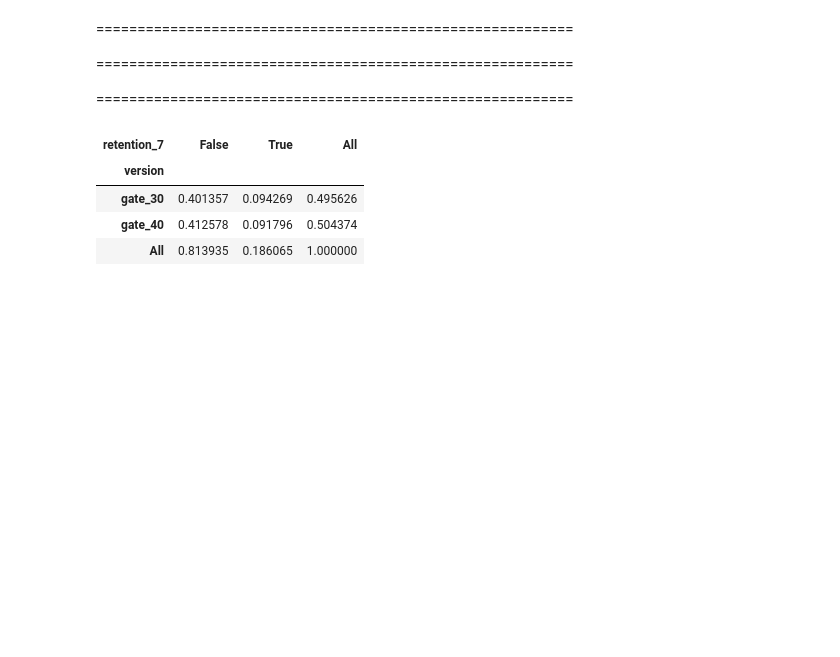
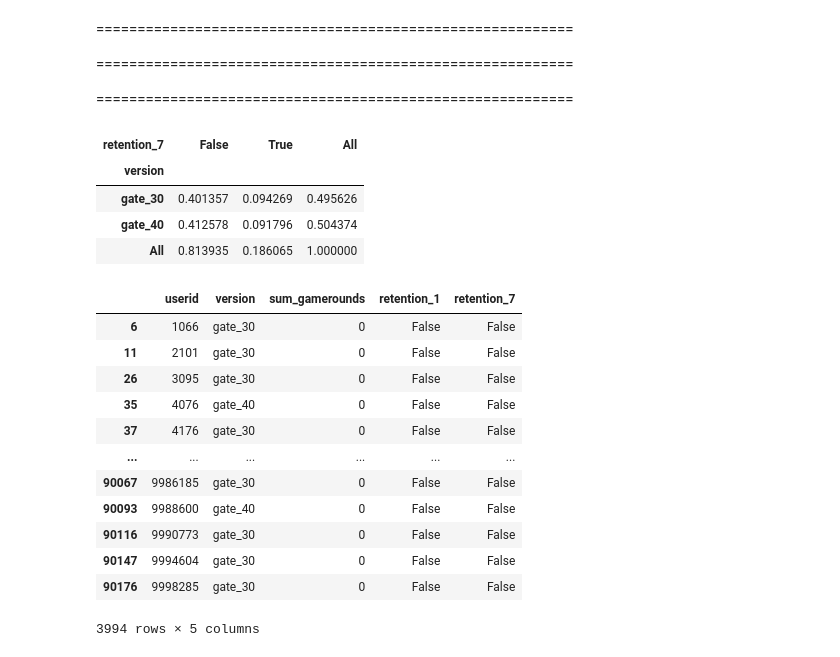
Before and after one commit to GRetriever/Data-Analysis-Project, a Jupyter notebook: Cookie Cats/Cookie Cats.ipynb, the cells around one changed output. Cells and saved outputs as stored; diff of their text form; code cells hidden in the pictures; blank space fills up the shorter version.

```diff
--- a/Cookie Cats/Cookie Cats.ipynb
+++ b/Cookie Cats/Cookie Cats.ipynb
@@ -248,3 +255,19 @@ retention_7
 | gate_30 | 0.401357 | 0.094269 | 0.495626 |
 | gate_40 | 0.412578 | 0.091796 | 0.504374 |
 | All | 0.813935 | 0.186065 | 1.000000 |
+# %%
+df[df['sum_gamerounds']==0]
+# %% [output]
+|  | userid | version | sum_gamerounds | retention_1 | retention_7 |
+| 6 | 1066 | gate_30 | 0 | False | False |
+| 11 | 2101 | gate_30 | 0 | False | False |
+| 26 | 3095 | gate_30 | 0 | False | False |
+| 35 | 4076 | gate_40 | 0 | False | False |
+| 37 | 4176 | gate_30 | 0 | False | False |
+| ... | ... | ... | ... | ... | ... |
+| 90067 | 9986185 | gate_30 | 0 | False | False |
+| 90093 | 9988600 | gate_40 | 0 | False | False |
+| 90116 | 9990773 | gate_30 | 0 | False | False |
+| 90147 | 9994604 | gate_30 | 0 | False | False |
+| 90176 | 9998285 | gate_30 | 0 | False | False |
+3994 rows × 5 columns
```
Also changed, not shown: parts of 10 cells of this notebook.
